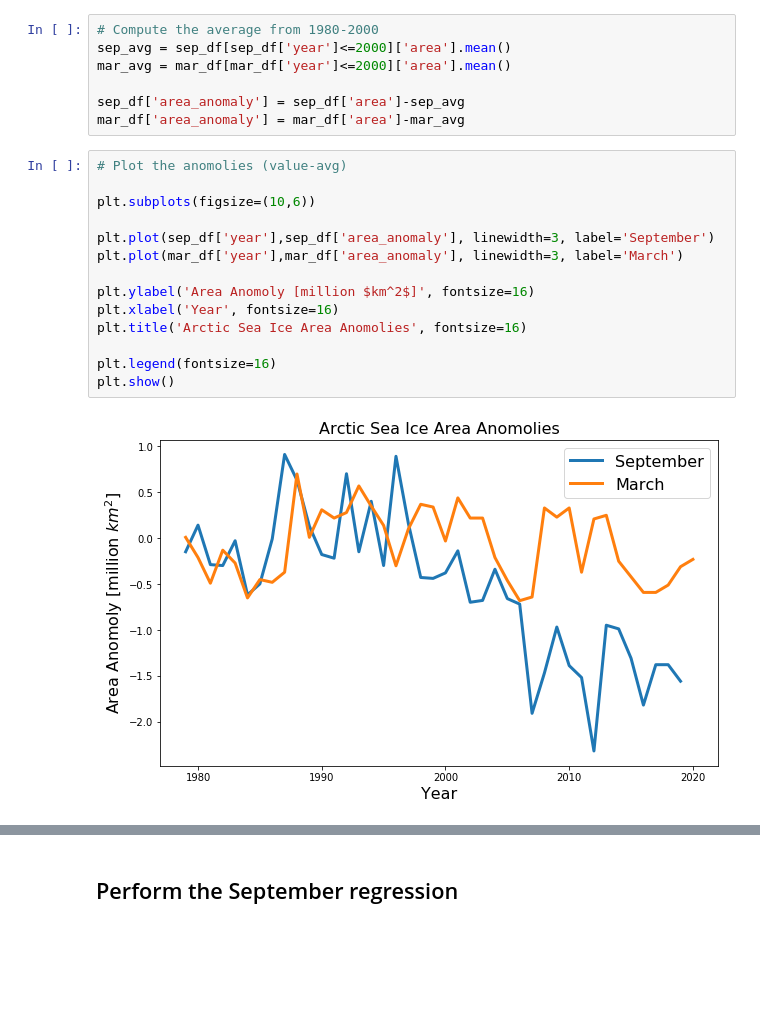
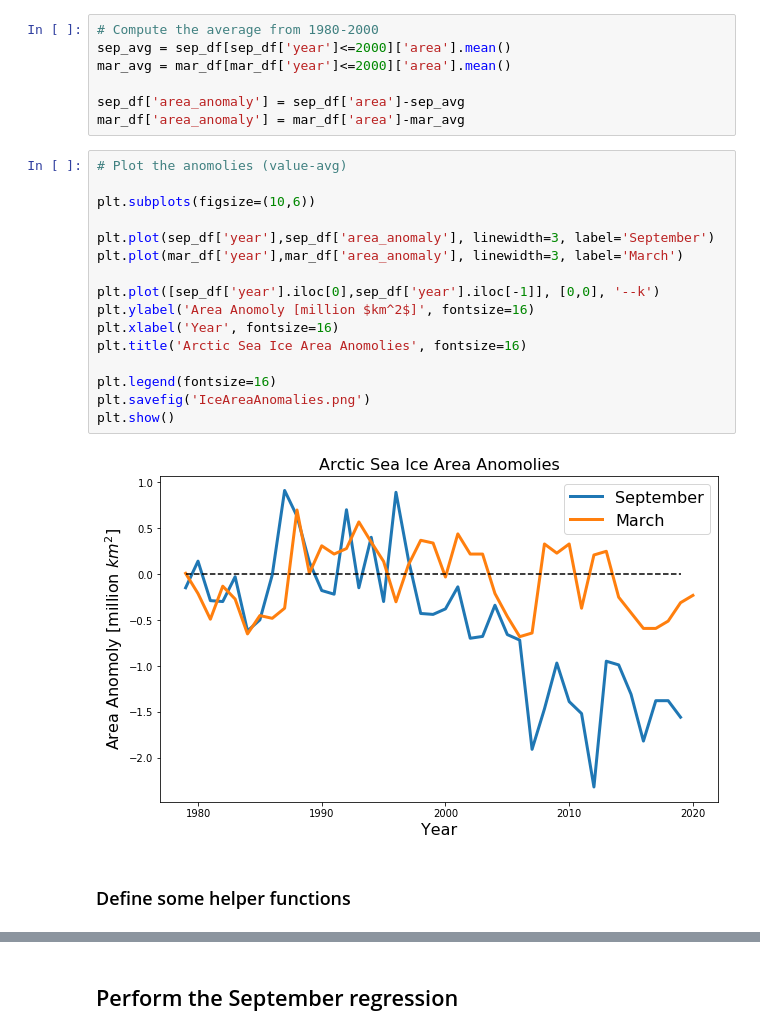
Before and after one commit to Ashleykjimenez/lecture14-code, a Jupyter notebook: ExtentRegression.ipynb, the cells around one changed output, grey strips where cells are left out. Drawn from its saved outputs; the diff is of its cells as text; blank space fills up the shorter version.

```diff
--- a/ExtentRegression.ipynb
+++ b/ExtentRegression.ipynb
@@ -57,16 +58,20 @@ mar_df['area_anomaly'] = mar_df['area']-mar_avg
 # %%
 # Plot the anomolies (value-avg)
 
 plt.subplots(figsize=(10,6))
 
 plt.plot(sep_df['year'],sep_df['area_anomaly'], linewidth=3, label='September')
 plt.plot(mar_df['year'],mar_df['area_anomaly'], linewidth=3, label='March')
 
+plt.plot([sep_df['year'].iloc[0],sep_df['year'].iloc[-1]], [0,0], '--k')
 plt.ylabel('Area Anomoly [million $km^2$]', fontsize=16)
 plt.xlabel('Year', fontsize=16)
 plt.title('Arctic Sea Ice Area Anomolies', fontsize=16)
 
 plt.legend(fontsize=16)
+plt.savefig('IceAreaAnomalies.png')
 plt.show()
 # %% [output]
-[figure, old version]
+[figure, new version]
+# %% [markdown]
+### Define some helper functions
```
Also changed, not shown: parts of 29 cells of this notebook.
